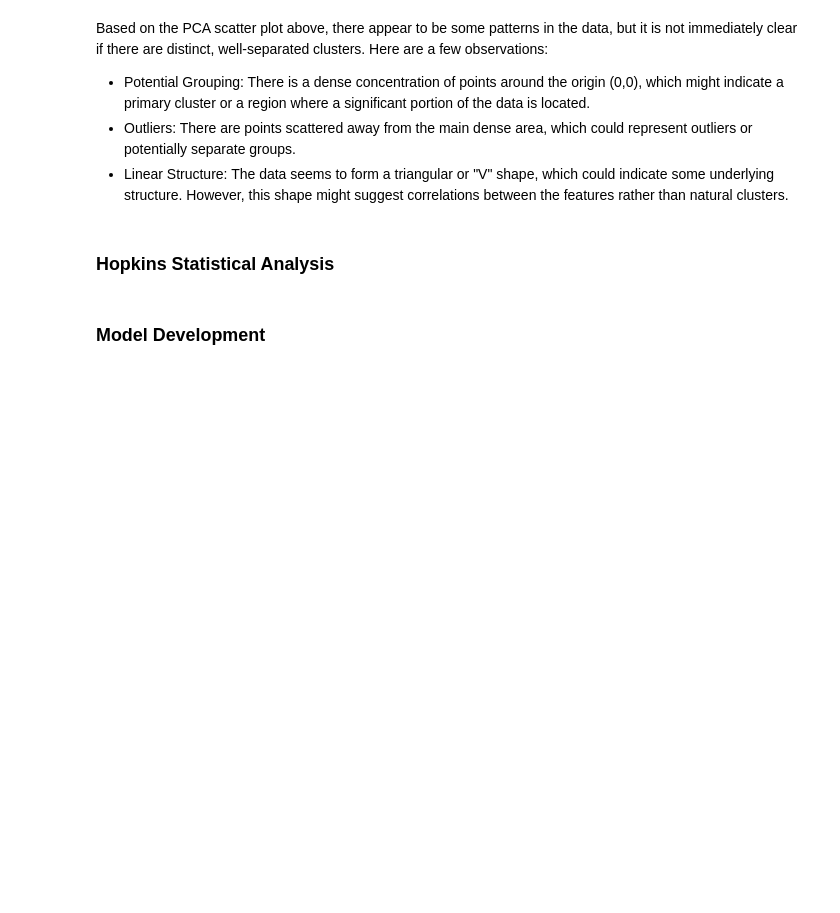
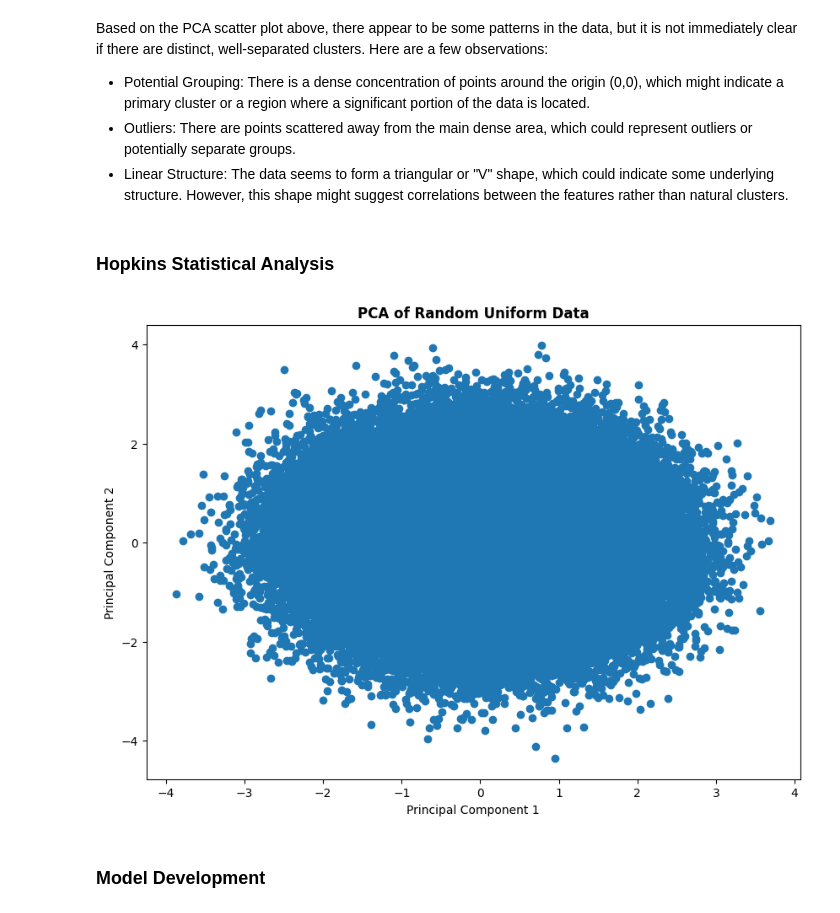
Before and after one commit to btokoli/Risk-Radar-Clustering-Airports-by-Claim-Patterns-to-Spotlight-High-Risk-Hubs, a Jupyter notebook: airportAnalysis.ipynb, the cells around one changed output. Saved outputs shown, nothing was run; the diff lists cells and outputs as text; code cells hidden in the pictures; blank space fills up the shorter version.

```diff
--- a/airportAnalysis.ipynb
+++ b/airportAnalysis.ipynb
@@ -773,6 +773,27 @@ Based on the PCA scatter plot above, there appear to be some patterns in the dat
 - Linear Structure: The data seems to form a triangular or "V" shape, which could indicate some underlying structure. However, this shape might suggest correlations between the features rather than natural clusters.
 # %% [markdown]
 ### Hopkins Statistical Analysis
+# %%
+#Creating a random uniform dataset
+
+X_uniform = np.random.uniform(df5.min(axis=0), df5.max(axis=0), (df5.shape))
+
+#Standardizing the features
+X_uniform_scaled= scaler.fit_transform(X_uniform)
+
+#PCA on scaled uniform dataset
+x_pca= pca.fit_transform(X_uniform_scaled)
+# %%
+#Plotting the PCA Scatter plot of the uniform data
+
+plt.figure(figsize=(10,7))
+plt.scatter(x_pca[:,0],x_pca[:,1])
+plt.xlabel("Principal Component 1")
+plt.ylabel("Principal Component 2")
+plt.title("PCA of Random Uniform Data", fontweight='bold')
+plt.show()
+# %% [output]
+[figure, added]
 # %% [markdown]
 ### Model Development
 # %% [markdown]
```
